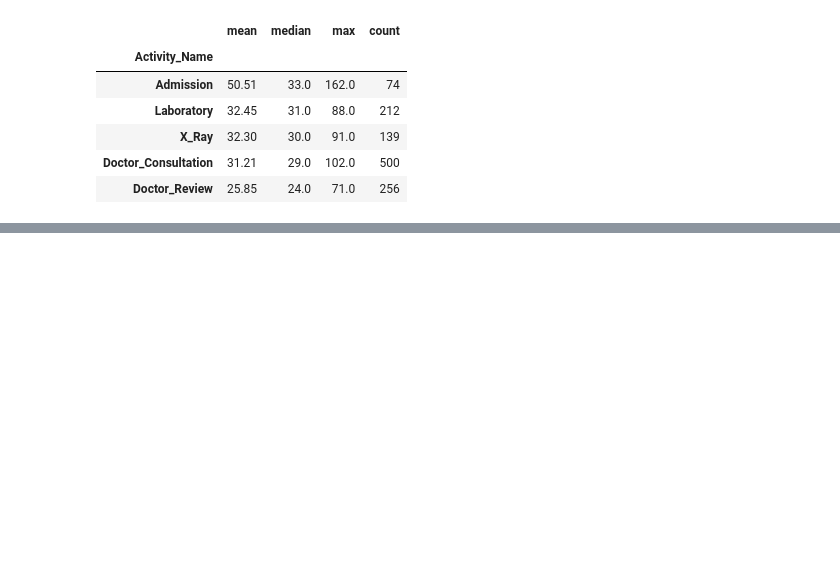
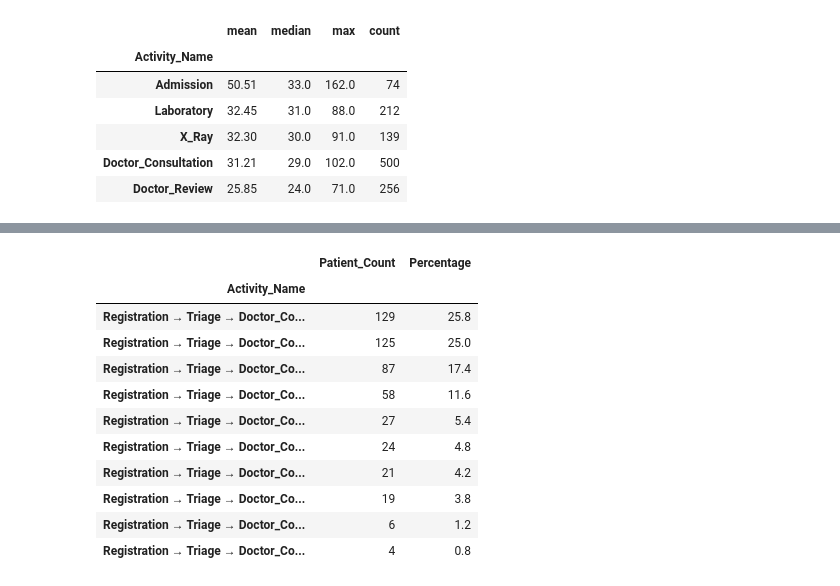
Before and after one commit to Ananyasingh0413/CareFlow---Clinical-Pathway-Process-Mining, a Jupyter notebook: healthcare_project-checkpoint.ipynb, the cells around one changed output, grey strips where cells are left out. Drawn from its saved outputs; the diff is of its cells as text; code cells hidden in the pictures; blank space fills up the shorter version.

```diff
--- a/healthcare_project-checkpoint.ipynb
+++ b/healthcare_project-checkpoint.ipynb
@@ -1495,0 +1500,10 @@ top_5_delays.to_csv("top_5_delays.csv")
+# %%
+activity_flow = (
+    event_clean
+    .groupby("Case_ID")["Activity_Name"]
+    .apply(lambda x: " → ".join(x))
+)
+
+pathway_counts = activity_flow.value_counts()
+
+pathway_counts.head(10)
@@ -1495,0 +1563,23 @@ top_5_delays.to_csv("top_5_delays.csv")
+# %%
+pathway_analysis = pathway_counts.to_frame(
+    name="Patient_Count"
+)
+
+pathway_analysis["Percentage"] = (
+    pathway_analysis["Patient_Count"] / len(activity_flow) * 100
+).round(2)
+
+pathway_analysis.head(10)
+# %% [output]
+|  | Patient_Count | Percentage |
+| Activity_Name |  |  |
+| Registration → Triage → Doctor_Co... | 129 | 25.8 |
+| Registration → Triage → Doctor_Co... | 125 | 25.0 |
+| Registration → Triage → Doctor_Co... | 87 | 17.4 |
+| Registration → Triage → Doctor_Co... | 58 | 11.6 |
+| Registration → Triage → Doctor_Co... | 27 | 5.4 |
+| Registration → Triage → Doctor_Co... | 24 | 4.8 |
+| Registration → Triage → Doctor_Co... | 21 | 4.2 |
+| Registration → Triage → Doctor_Co... | 19 | 3.8 |
+| Registration → Triage → Doctor_Co... | 6 | 1.2 |
+| Registration → Triage → Doctor_Co... | 4 | 0.8 |
```
Also changed, not shown: parts of 6 cells of this notebook.
